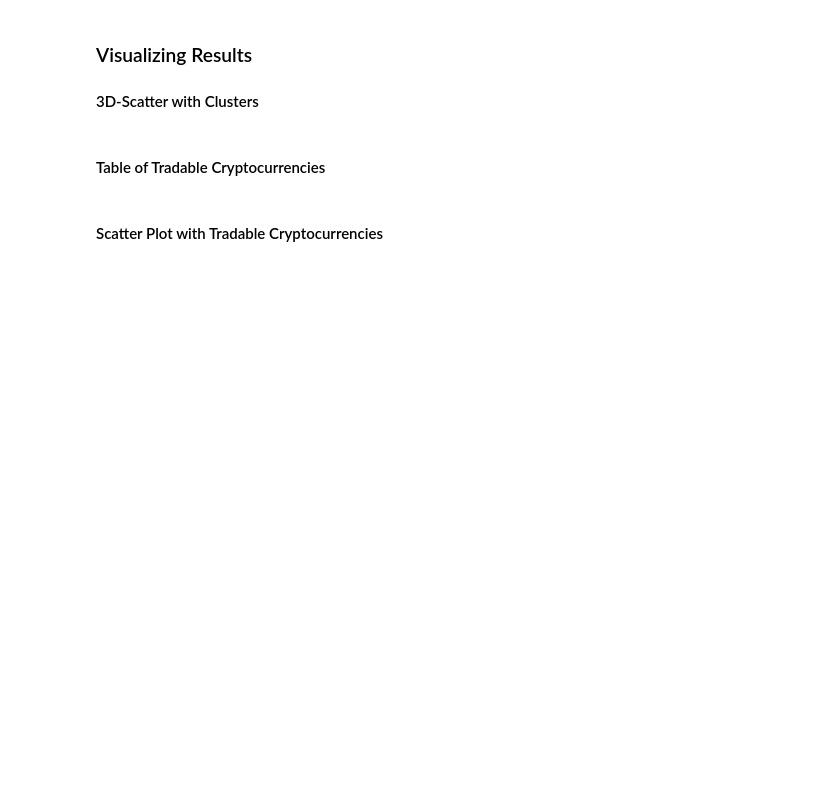
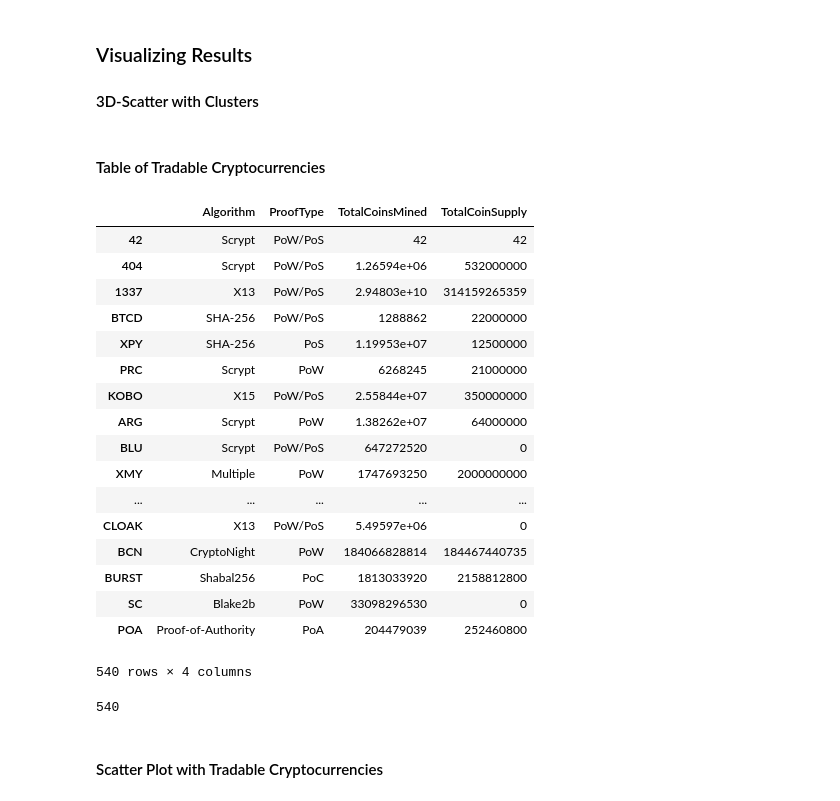
Before and after one commit to rs-fintech/13-AWS-Lex, a Jupyter notebook: crypto_clustering.ipynb, the cells around one changed output. Cells and saved outputs as stored; diff of their text form; code cells hidden in the pictures; blank space fills up the shorter version.

```diff
--- a/crypto_clustering.ipynb
+++ b/crypto_clustering.ipynb
@@ -229,8 +243,33 @@ Running K-Means with `k=<your best value for k here>`
 #### Table of Tradable Cryptocurrencies
 # %%
 # Table with tradable cryptos
+display(crypto_df)
+# %% [output]
+|  | Algorithm | ProofType | TotalCoinsMined | TotalCoinSupply |
+| 42 | Scrypt | PoW/PoS | 42 | 42 |
+| 404 | Scrypt | PoW/PoS | 1.26594e+06 | 532000000 |
+| 1337 | X13 | PoW/PoS | 2.94803e+10 | 314159265359 |
+| BTCD | SHA-256 | PoW/PoS | 1288862 | 22000000 |
+| XPY | SHA-256 | PoS | 1.19953e+07 | 12500000 |
+| PRC | Scrypt | PoW | 6268245 | 21000000 |
+| KOBO | X15 | PoW/PoS | 2.55844e+07 | 350000000 |
+| ARG | Scrypt | PoW | 1.38262e+07 | 64000000 |
+| BLU | Scrypt | PoW/PoS | 647272520 | 0 |
+| XMY | Multiple | PoW | 1747693250 | 2000000000 |
+| ... | ... | ... | ... | ... |
+| CLOAK | X13 | PoW/PoS | 5.49597e+06 | 0 |
+| BCN | CryptoNight | PoW | 184066828814 | 184467440735 |
+| BURST | Shabal256 | PoC | 1813033920 | 2158812800 |
+| SC | Blake2b | PoW | 33098296530 | 0 |
+| POA | Proof-of-Authority | PoA | 204479039 | 252460800 |
+540 rows × 4 columns
 # %%
 # Print the total number of tradable cryptocurrencies
+num_of_tradable_cryptocurrencies = len(crypto_df)
+
+print(num_of_tradable_cryptocurrencies)
+# %% [output]
+540
 # %% [markdown]
 #### Scatter Plot with Tradable Cryptocurrencies
 # %%
```
Also changed, not shown: parts of 17 cells of this notebook.
